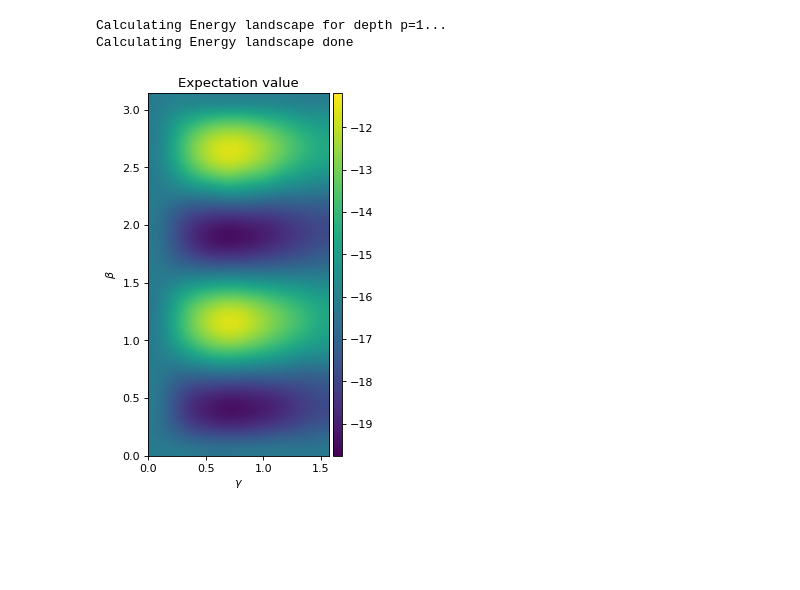
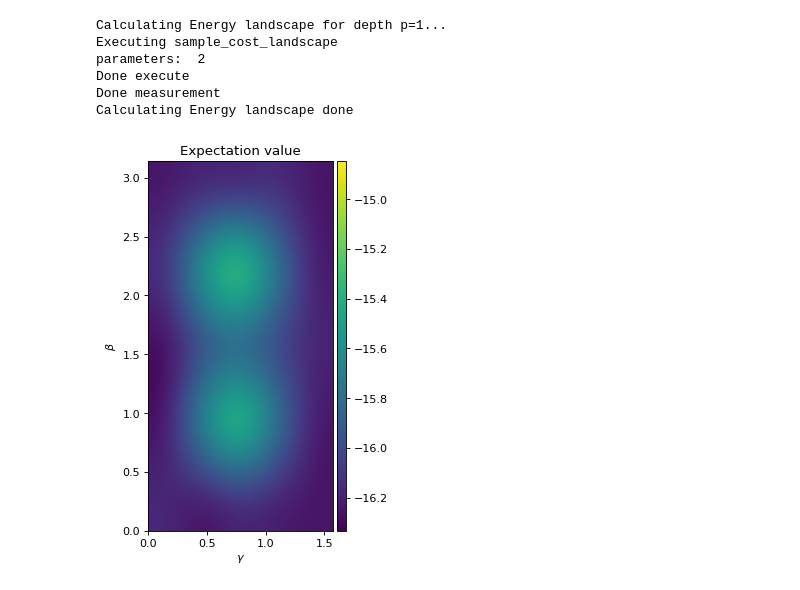
Before and after one commit to NordIQuEst/application-library, a Jupyter notebook: hybrid-algorithms/QAOA/MaxCut.ipynb, the cells around one changed output. Saved outputs shown, nothing was run; the diff lists cells and outputs as text; code cells hidden in the pictures; blank space fills up the shorter version.

```diff
--- a/hybrid-algorithms/QAOA/MaxCut.ipynb
+++ b/hybrid-algorithms/QAOA/MaxCut.ipynb
@@ -24,18 +24,24 @@ qasm_sim = Aer.get_backend('qasm_simulator')
 # %%
-qaoamc.sample_cost_landscape(qasm_sim, 1024, angles={"gamma": [0,np.pi/2,10], "beta": [0,np.pi,20]})
+qaoamc.sample_cost_landscape(angles={"gamma": [0, np.pi / 2, 5], "beta": [0, np.pi, 5]})
 # %% [output]
 Calculating Energy landscape for depth p=1...
+Executing sample_cost_landscape
+parameters:  2
+Done execute
+Done measurement
 Calculating Energy landscape done
 # %%
-f = pl.figure(figsize=(6, 6), dpi= 80, facecolor='w', edgecolor='k');
-_=pl.xlabel(r'$\gamma$')
-_=pl.ylabel(r'$\beta$')
+f = pl.figure(figsize=(6, 6), dpi=80, facecolor="w", edgecolor="k")
+_ = pl.xlabel(r"$\gamma$")
+_ = pl.ylabel(r"$\beta$")
 ax = pl.gca()
-_=pl.title('Expectation value')
-im = ax.imshow(qaoamc.E,interpolation='bicubic',origin='lower',extent=[0,np.pi/2,0,np.pi])
+_ = pl.title("Expectation value")
+im = ax.imshow(
+    qaoamc.E, interpolation="bicubic", origin="lower", extent=[0, np.pi / 2, 0, np.pi]
+)
 divider = make_axes_locatable(ax)
 cax = divider.append_axes("right", size="5%", pad=0.05)
-_=pl.colorbar(im, cax=cax)
+_ = pl.colorbar(im, cax=cax)
 # %% [output]
-[figure, old version]
+[figure, new version]
 # %%
```
Also changed, not shown: parts of 12 cells of this notebook, 13 other files.
